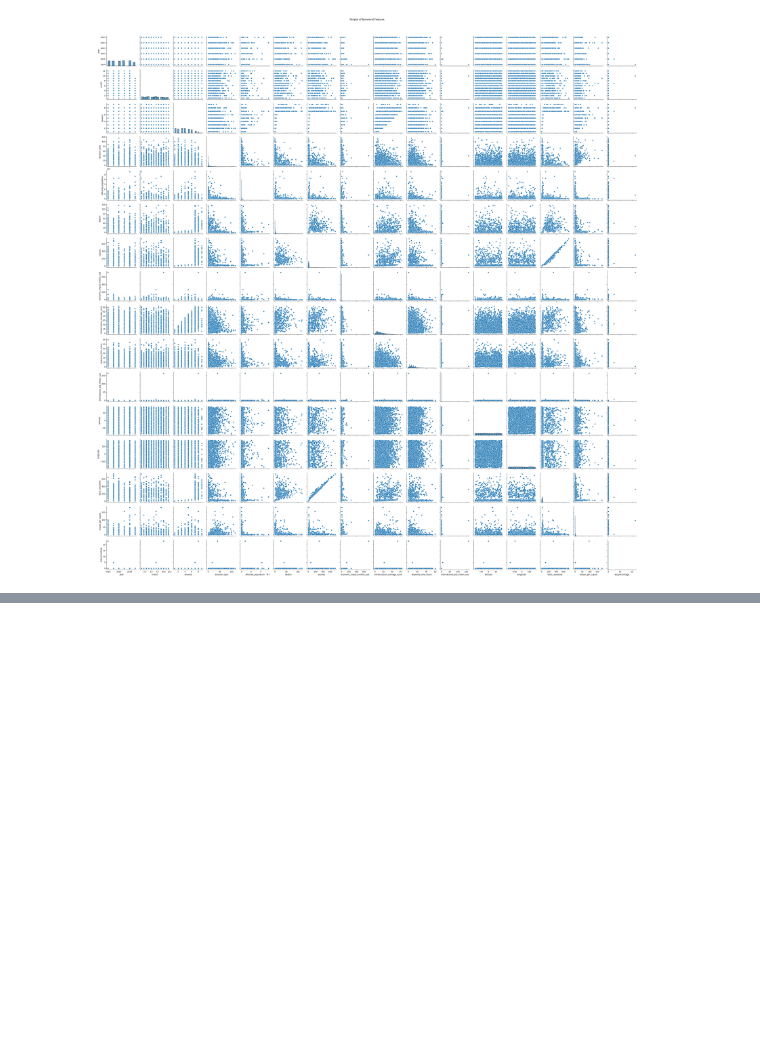
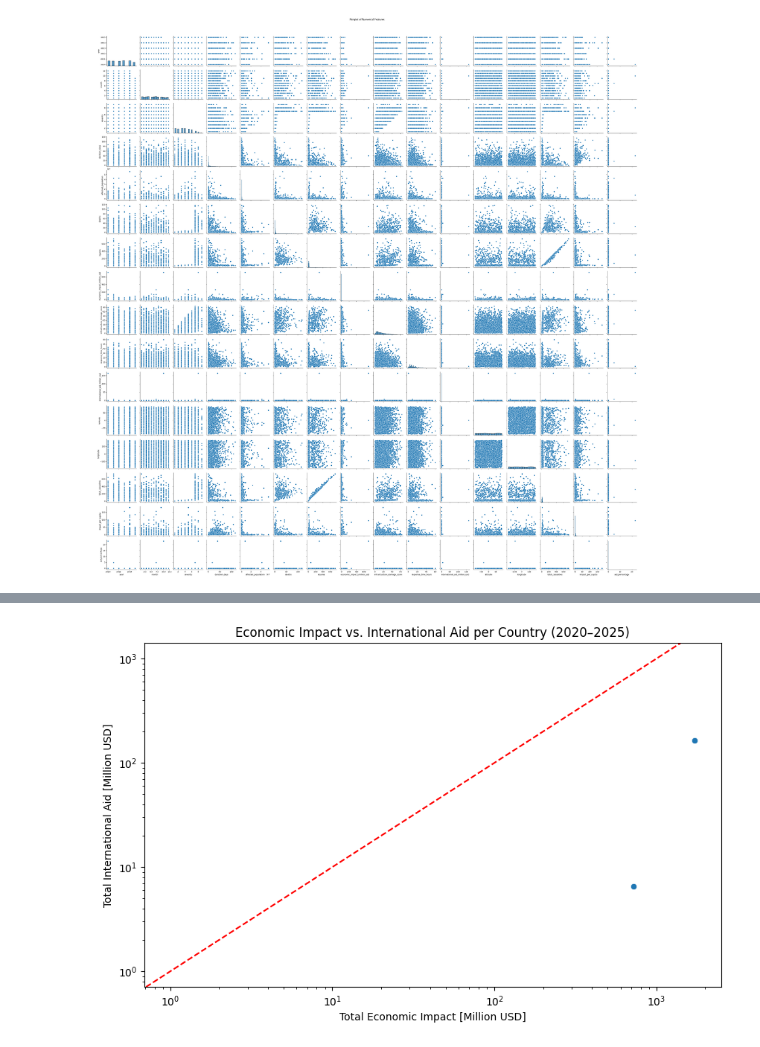
Before and after one commit to KarlFreiwald/project_IV, a Jupyter notebook: first exploration.ipynb, the cells around one changed output, grey strips where cells are left out. Cells and saved outputs as stored; diff of their text form; code cells hidden in the pictures; blank space fills up the shorter version.

```diff
--- a/first exploration.ipynb
+++ b/first exploration.ipynb
@@ -116,0 +152,25 @@ plt.show()
+# %%
+# Aggregate total economic impact and aid by country
+country_impact = data.groupby("country").agg({
+    "economic_impact_million_usd": "sum",
+    "international_aid_million_usd": "sum"
+}).reset_index()
+
+plt.figure(figsize=(10,6))
+sns.scatterplot(
+    data=country_impact,
+    x="economic_impact_million_usd",
+    y="international_aid_million_usd"
+)
+
+# Add reference line (Aid = Impact)
+plt.axline((1,1), (1000,1000), color="red", linestyle="--")
+
+plt.title("Economic Impact vs. International Aid per Country (2020–2025)")
+plt.xlabel("Total Economic Impact [Million USD]")
+plt.ylabel("Total International Aid [Million USD]")
+plt.xscale("log")  # Log scale for better readability
+plt.yscale("log")
+plt.show()
+# %% [output]
+[figure, added]
```
Also changed, not shown: parts of 5 cells of this notebook, 1 other file.
